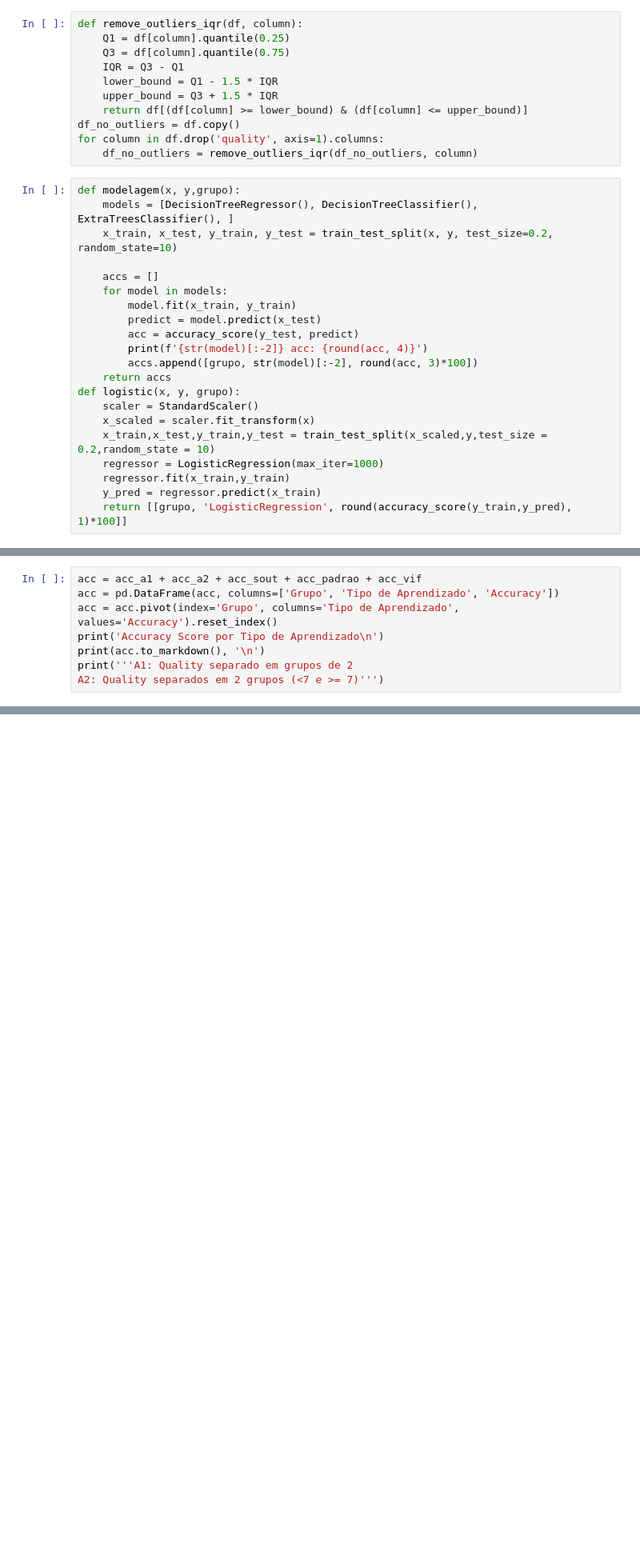
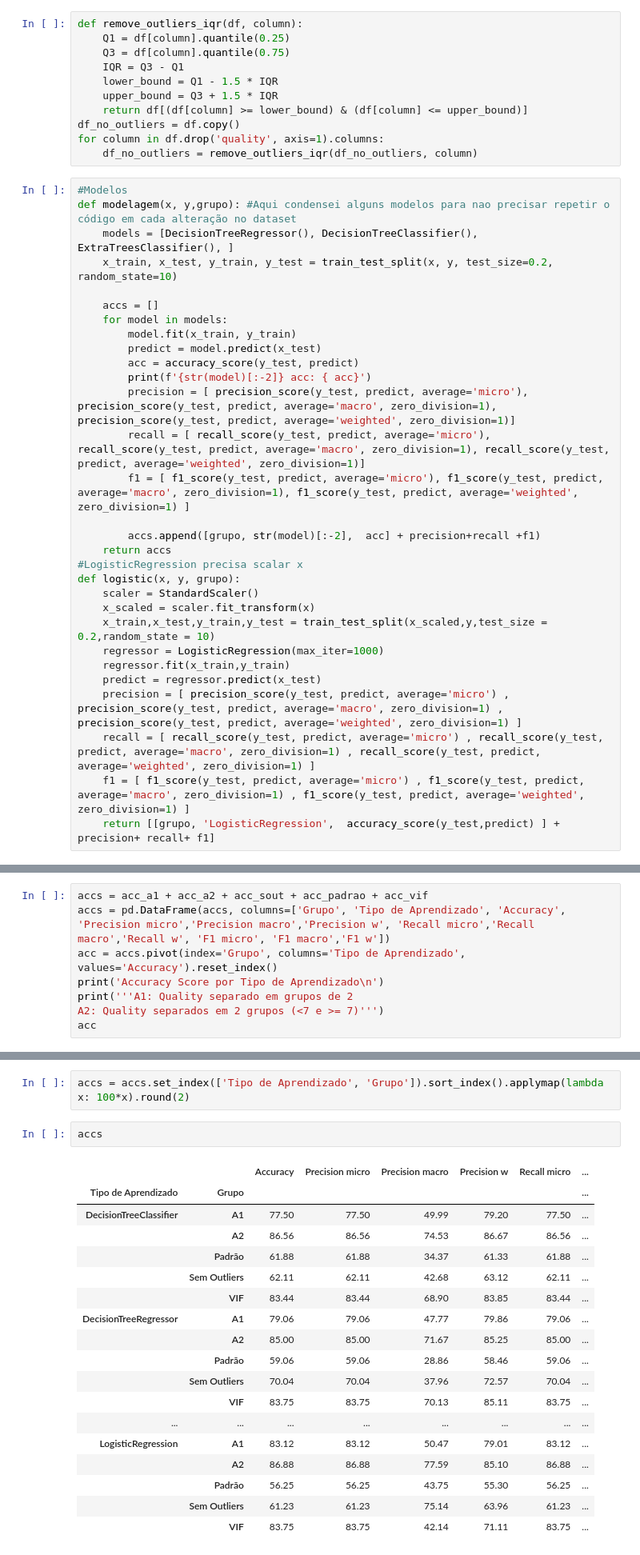
Before and after one commit to rafaelnabo/Analise_de_dados, a Jupyter notebook: _analisys/Vinho.ipynb, the cells around one changed output, grey strips where cells are left out. Shown at 80% size. Cells and saved outputs as stored; diff of their text form; blank space fills up the shorter version.

```diff
--- a/_analisys/Vinho.ipynb
+++ b/_analisys/Vinho.ipynb
@@ -143,7 +142,8 @@ df_no_outliers = df.copy()
 for column in df.drop('quality', axis=1).columns:
     df_no_outliers = remove_outliers_iqr(df_no_outliers, column)
 # %%
-def modelagem(x, y,grupo):
+#Modelos
+def modelagem(x, y,grupo): #Aqui condensei alguns modelos para nao precisar repetir o código em cada alteração no dataset
     models = [DecisionTreeRegressor(), DecisionTreeClassifier(), ExtraTreesClassifier(), ]
     x_train, x_test, y_train, y_test = train_test_split(x, y, test_size=0.2, random_state=10)
 
@@ -152,17 +152,25 @@ def modelagem(x, y,grupo):
         model.fit(x_train, y_train)
         predict = model.predict(x_test)
         acc = accuracy_score(y_test, predict)
-        print(f'{str(model)[:-2]} acc: {round(acc, 4)}')
-        accs.append([grupo, str(model)[:-2], round(acc, 3)*100])
+        print(f'{str(model)[:-2]} acc: { acc}')
+        precision = [ precision_score(y_test, predict, average='micro'), precision_score(y_test, predict, average='macro', zero_division=1), precision_score(y_test, predict, average='weighted', zero_division=1)]
+        recall = [ recall_score(y_test, predict, average='micro'), recall_score(y_test, predict, average='macro', zero_division=1), recall_score(y_test, predict, average='weighted', zero_division=1)]
+        f1 = [ f1_score(y_test, predict, average='micro'), f1_score(y_test, predict, average='macro', zero_division=1), f1_score(y_test, predict, average='weighted', zero_division=1) ]
+
+        accs.append([grupo, str(model)[:-2],  acc] + precision+recall +f1)
     return accs
+#LogisticRegression precisa scalar x
 def logistic(x, y, grupo):
     scaler = StandardScaler()
     x_scaled = scaler.fit_transform(x)
     x_train,x_test,y_train,y_test = train_test_split(x_scaled,y,test_size = 0.2,random_state = 10)
     regressor = LogisticRegression(max_iter=1000)
     regressor.fit(x_train,y_train)
-    y_pred = regressor.predict(x_train)
-    return [[grupo, 'LogisticRegression', round(accuracy_score(y_train,y_pred), 1)*100]]
+    predict = regressor.predict(x_test)
+    precision = [ precision_score(y_test, predict, average='micro') , precision_score(y_test, predict, average='macro', zero_division=1) , precision_score(y_test, predict, average='weighted', zero_division=1) ]
+    recall = [ recall_score(y_test, predict, average='micro') , recall_score(y_test, predict, average='macro', zero_division=1) , recall_score(y_test, predict, average='weighted', zero_division=1) ]
+    f1 = [ f1_score(y_test, predict, average='micro') , f1_score(y_test, predict, average='macro', zero_division=1) , f1_score(y_test, predict, average='weighted', zero_division=1) ]
+    return [[grupo, 'LogisticRegression',  accuracy_score(y_test,predict) ] + precision+ recall+ f1]
 # %%
 #Sem outliers
 print('Dados sem outliers')
@@ -233,10 +239,10 @@ ExtraTreesClassifier acc: 0.8969
 # %%
-acc = acc_a1 + acc_a2 + acc_sout + acc_padrao + acc_vif
-acc = pd.DataFrame(acc, columns=['Grupo', 'Tipo de Aprendizado', 'Accuracy'])
-acc = acc.pivot(index='Grupo', columns='Tipo de Aprendizado', values='Accuracy').reset_index()
+accs = acc_a1 + acc_a2 + acc_sout + acc_padrao + acc_vif
+accs = pd.DataFrame(accs, columns=['Grupo', 'Tipo de Aprendizado', 'Accuracy', 'Precision micro','Precision macro','Precision w', 'Recall micro','Recall macro','Recall w', 'F1 micro', 'F1 macro','F1 w'])
+acc = accs.pivot(index='Grupo', columns='Tipo de Aprendizado', values='Accuracy').reset_index()
 print('Accuracy Score por Tipo de Aprendizado\n')
-print(acc.to_markdown(), '\n')
 print('''A1: Quality separado em grupos de 2
 A2: Quality separados em 2 grupos (<7 e >= 7)''')
+acc
 # %% [output]
 Accuracy Score por Tipo de Aprendizado
@@ -255,0 +258,23 @@ FALTA ADICIONAR precision score, recall score, f1 score, roc_auc_score, confusio
+# %%
+accs = accs.set_index(['Tipo de Aprendizado', 'Grupo']).sort_index().applymap(lambda x: 100*x).round(2)
+# %%
+accs
+# %% [output]
+|  |  | Accuracy | Precision micro | Precision macro | Precision w | Recall micro | ... |
+| Tipo de Aprendizado | Grupo |  |  |  |  |  | ... |
+| DecisionTreeClassifier | A1 | 77.50 | 77.50 | 49.99 | 79.20 | 77.50 | ... |
+|  | A2 | 86.56 | 86.56 | 74.53 | 86.67 | 86.56 | ... |
+|  | Padrão | 61.88 | 61.88 | 34.37 | 61.33 | 61.88 | ... |
+|  | Sem Outliers | 62.11 | 62.11 | 42.68 | 63.12 | 62.11 | ... |
+|  | VIF | 83.44 | 83.44 | 68.90 | 83.85 | 83.44 | ... |
+| DecisionTreeRegressor | A1 | 79.06 | 79.06 | 47.77 | 79.86 | 79.06 | ... |
+|  | A2 | 85.00 | 85.00 | 71.67 | 85.25 | 85.00 | ... |
+|  | Padrão | 59.06 | 59.06 | 28.86 | 58.46 | 59.06 | ... |
+|  | Sem Outliers | 70.04 | 70.04 | 37.96 | 72.57 | 70.04 | ... |
+|  | VIF | 83.75 | 83.75 | 70.13 | 85.11 | 83.75 | ... |
+| ... | ... | ... | ... | ... | ... | ... | ... |
+| LogisticRegression | A1 | 83.12 | 83.12 | 50.47 | 79.01 | 83.12 | ... |
+|  | A2 | 86.88 | 86.88 | 77.59 | 85.10 | 86.88 | ... |
+|  | Padrão | 56.25 | 56.25 | 43.75 | 55.30 | 56.25 | ... |
+|  | Sem Outliers | 61.23 | 61.23 | 75.14 | 63.96 | 61.23 | ... |
+|  | VIF | 83.75 | 83.75 | 42.14 | 71.11 | 83.75 | ... |
```
Also changed, not shown: parts of 11 cells of this notebook.
